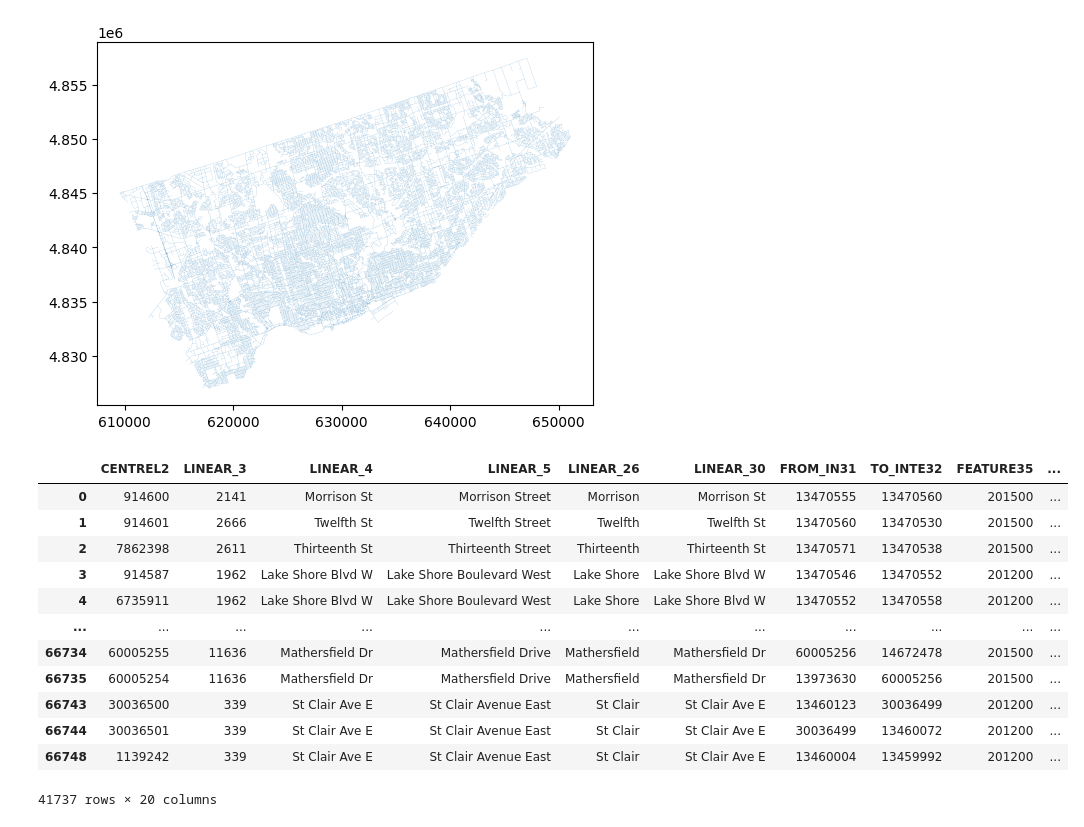
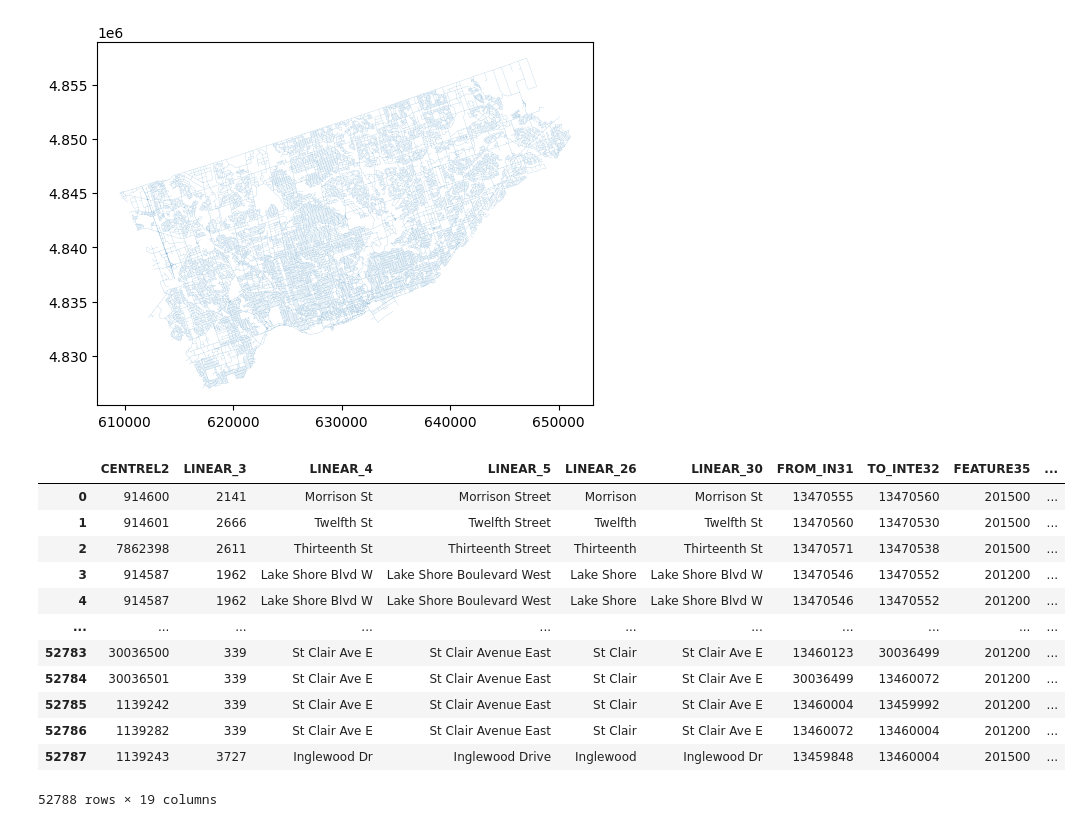
Before and after one commit to naorella/GIS_Showcase, a Jupyter notebook: template.ipynb, the cells around one changed output. Cells and saved outputs as stored; diff of their text form; code cells hidden in the pictures.

```diff
--- a/template.ipynb
+++ b/template.ipynb
@@ -277,8 +311,7 @@ traf_col_map.plot()
 [figure]
 # %%
 #create buffer around each road
-road_26917 = roads.to_crs(epsg=26917)
-road_26917_buffer = road_26917
+road_26917_buffer = road_26917.copy()
 road_26917_buffer['geometry'] = road_26917_buffer['geometry'].buffer(5)
 road_26917_buffer.plot()
 # %% [output]
@@ -296,18 +328,18 @@ buffer_agg.to_csv('test.csv')
 # %%
 #join back to roads
-all_roads = road_26917.join(buffer_agg, on=['CENTREL2'], validate='1:m', rsuffix='_right')
+all_roads = road_26917.merge(buffer_agg, how='left', on=['CENTREL2'], validate='1:m', suffixes=('_l', '_r'))
 all_roads.head(-5)
 # %% [output]
 |  | CENTREL2 | LINEAR_3 | LINEAR_4 | LINEAR_5 | LINEAR_26 | LINEAR_30 | FROM_IN31 | TO_INTE32 | FEATURE35 | ... |
 | 0 | 914600 | 2141 | Morrison St | Morrison Street | Morrison | Morrison St | 13470555 | 13470560 | 201500 | ... |
 | 1 | 914601 | 2666 | Twelfth St | Twelfth Street | Twelfth | Twelfth St | 13470560 | 13470530 | 201500 | ... |
 | 2 | 7862398 | 2611 | Thirteenth St | Thirteenth Street | Thirteenth | Thirteenth St | 13470571 | 13470538 | 201500 | ... |
 | 3 | 914587 | 1962 | Lake Shore Blvd W | Lake Shore Boulevard West | Lake Shore | Lake Shore Blvd W | 13470546 | 13470552 | 201200 | ... |
-| 4 | 6735911 | 1962 | Lake Shore Blvd W | Lake Shore Boulevard West | Lake Shore | Lake Shore Blvd W | 13470552 | 13470558 | 201200 | ... |
+| 4 | 914587 | 1962 | Lake Shore Blvd W | Lake Shore Boulevard West | Lake Shore | Lake Shore Blvd W | 13470546 | 13470552 | 201200 | ... |
 | ... | ... | ... | ... | ... | ... | ... | ... | ... | ... | ... |
-| 66734 | 60005255 | 11636 | Mathersfield Dr | Mathersfield Drive | Mathersfield | Mathersfield Dr | 60005256 | 14672478 | 201500 | ... |
-| 66735 | 60005254 | 11636 | Mathersfield Dr | Mathersfield Drive | Mathersfield | Mathersfield Dr | 13973630 | 60005256 | 201500 | ... |
-| 66743 | 30036500 | 339 | St Clair Ave E | St Clair Avenue East | St Clair | St Clair Ave E | 13460123 | 30036499 | 201200 | ... |
-| 66744 | 30036501 | 339 | St Clair Ave E | St Clair Avenue East | St Clair | St Clair Ave E | 30036499 | 13460072 | 201200 | ... |
-| 66748 | 1139242 | 339 | St Clair Ave E | St Clair Avenue East | St Clair | St Clair Ave E | 13460004 | 13459992 | 201200 | ... |
+| 52783 | 30036500 | 339 | St Clair Ave E | St Clair Avenue East | St Clair | St Clair Ave E | 13460123 | 30036499 | 201200 | ... |
+| 52784 | 30036501 | 339 | St Clair Ave E | St Clair Avenue East | St Clair | St Clair Ave E | 30036499 | 13460072 | 201200 | ... |
+| 52785 | 1139242 | 339 | St Clair Ave E | St Clair Avenue East | St Clair | St Clair Ave E | 13460004 | 13459992 | 201200 | ... |
+| 52786 | 1139282 | 339 | St Clair Ave E | St Clair Avenue East | St Clair | St Clair Ave E | 13460072 | 13460004 | 201200 | ... |
+| 52787 | 1139243 | 3727 | Inglewood Dr | Inglewood Drive | Inglewood | Inglewood Dr | 13459848 | 13460004 | 201500 | ... |
-41737 rows × 20 columns
+52788 rows × 19 columns
```
Also changed, not shown: parts of 9 cells of this notebook.
